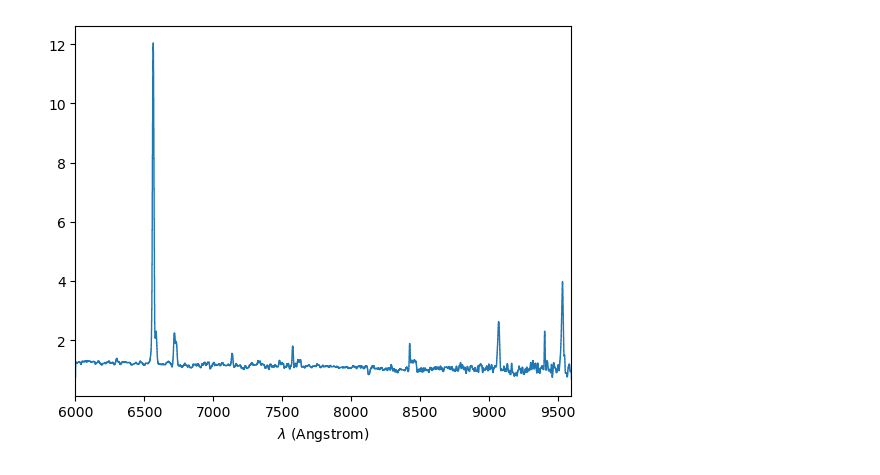
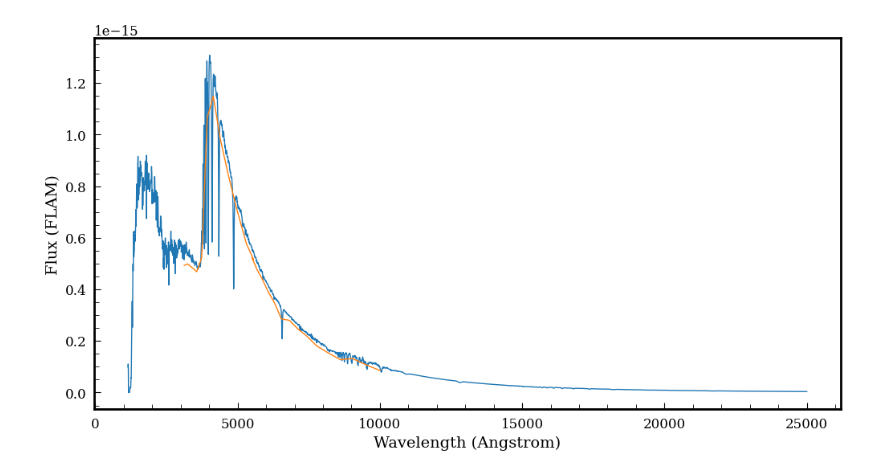
Before and after one commit to Matteo-Genoni-5/WST-ETC, a Jupyter notebook: specalib.ipynb, the cells around one changed output. Saved outputs shown, nothing was run; the diff lists cells and outputs as text; code cells hidden in the pictures.

```diff
--- a/specalib.ipynb
+++ b/specalib.ipynb
@@ -100,5 +11,25 @@ if wave_cal is not None:
-# %%
-#To see the original spectrum
-spec.plot()
-# %% [output]
-[figure, removed]
+# %%
+#pickels a0v z=0 17AB@B
+wave = 10*np.array([1001.6, 957.3, 904.3, 860.2, 815.8, 777.6, 742.6, 711.2,
+                 682.1, 653.8, 629.5, 607.7, 585.9, 568, 550.5, 556, 531, 496.8, 466.4, 438.8, 414.5, 393.2, 373.5,
+                     356.1, 339.8, 325, 312.2])
+
+flux = np.array([8.48838e-17, 1.04747e-16, 1.3153e-16, 1.27883e-16, 1.55383e-16,
+                 1.81161e-16, 2.19154e-16, 2.47083e-16, 2.79846e-16, 2.85812e-16,
+                 3.47628e-16, 3.90105e-16, 4.41517e-16, 4.76655e-16, 5.22636e-16, 5.15689e-16, 5.76415e-16, 7.11894e-16, 8.47624e-16,
+                     9.85233e-16, 1.14934e-15, 1.06593e-15, 5.22732e-16,
+                     4.68603e-16, 4.84328e-16, 4.98761e-16, 4.93037e-16])
+
+#to read a generic file with two columns
+'''
+file_path = "data.txt"
+wave, flux = np.loadtxt(file_path, unpack=True)
+'''
+
+sp = Spextrum('pickles/a0v', z=0)
+sp2 = sp.scale_to_magnitude(amplitude=17 * u.ABmag, filter_curve="B")
+sp2.plot(flux_unit="FLAM")
+plt.plot(wave,flux)
+plt.show()
+# %% [output]
+[figure, added]
```
Also changed, not shown: parts of 7 cells of this notebook.
